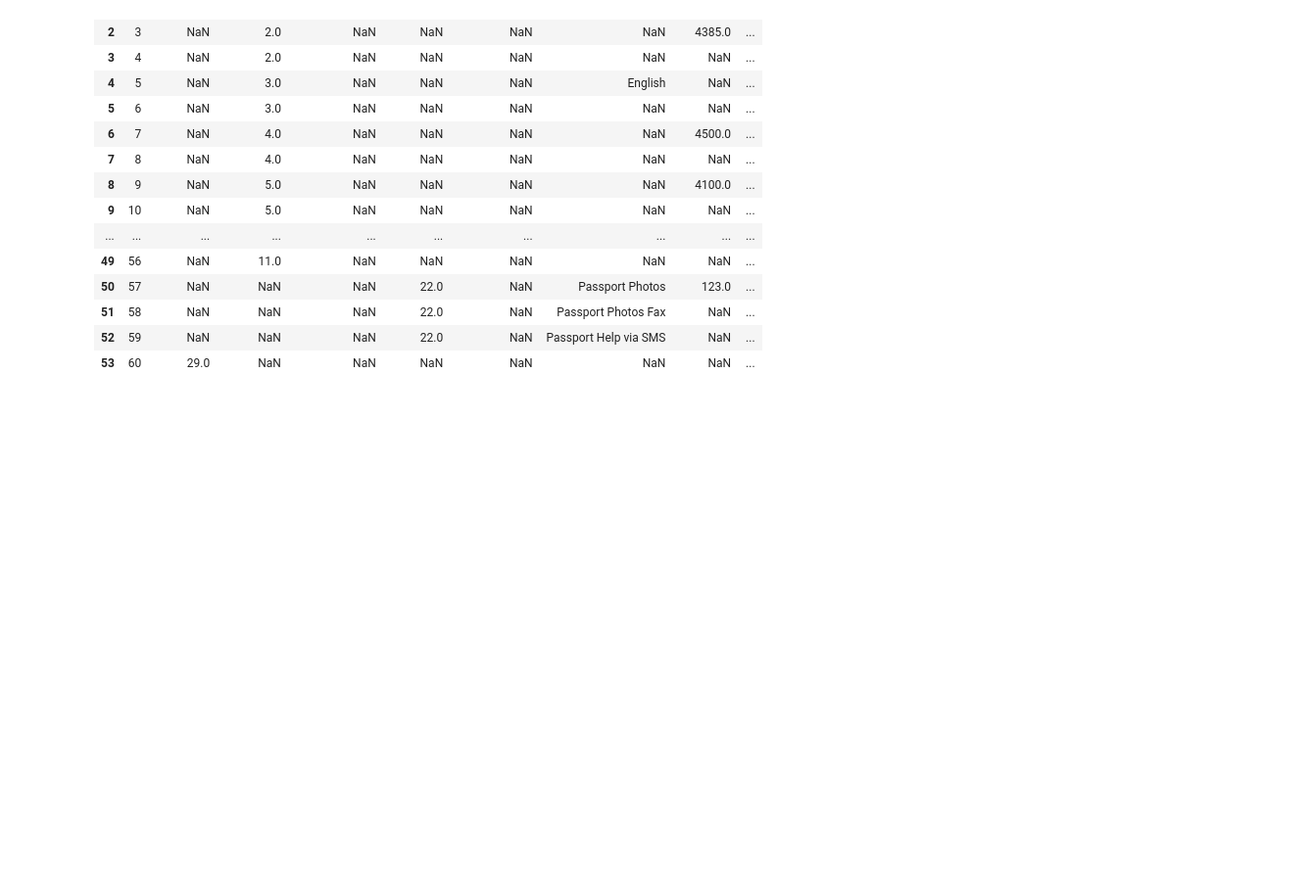
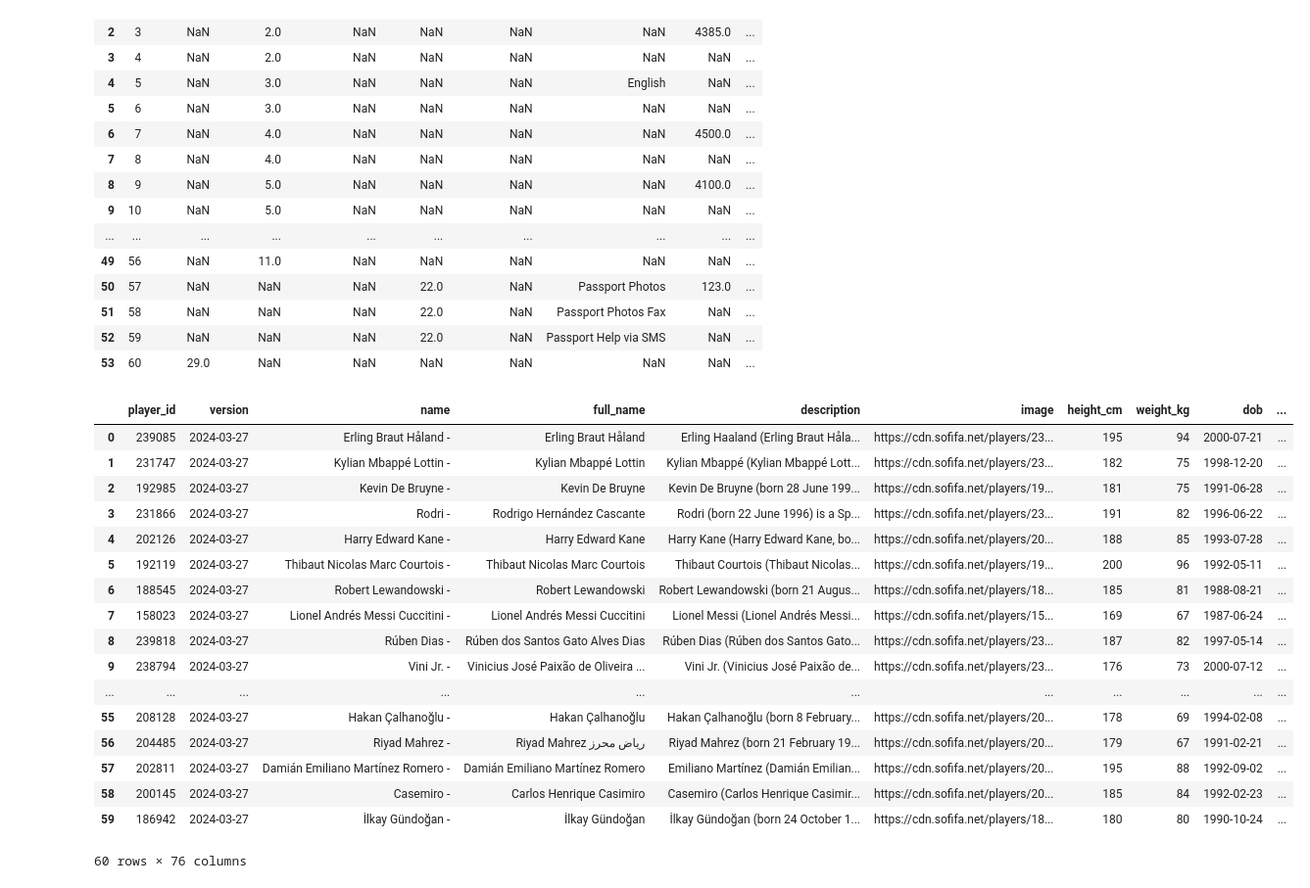
Before and after one commit to anees10z/DS-LE005, a Jupyter notebook: Pandas.ipynb, the cells around one changed output. Shown: that part at 98% size. Drawn from its saved outputs; the diff is of its cells as text; code cells hidden in the pictures; blank space fills up the shorter version.

Commit message:
dataframe added

```diff
--- a/Pandas.ipynb
+++ b/Pandas.ipynb
@@ -416,3 +416,24 @@ pd.read_csv('https://raw.githubusercontent.com/codeforamerica/ohana-api/master/d
 | 51 | 58 | NaN | NaN | NaN | 22.0 | NaN | Passport Photos Fax | NaN | ... |
 | 52 | 59 | NaN | NaN | NaN | 22.0 | NaN | Passport Help via SMS | NaN | ... |
 | 53 | 60 | 29.0 | NaN | NaN | NaN | NaN | NaN | NaN | ... |
+# %%
+pd.read_csv('player-data.csv')
+# %% [output]
+|  | player_id | version | name | full_name | description | image | height_cm | weight_kg | dob | ... |
+| 0 | 239085 | 2024-03-27 | Erling Braut Håland - | Erling Braut Håland | Erling Haaland (Erling Braut Håla... | https://cdn.sofifa.net/players/23... | 195 | 94 | 2000-07-21 | ... |
+| 1 | 231747 | 2024-03-27 | Kylian Mbappé Lottin - | Kylian Mbappé Lottin | Kylian Mbappé (Kylian Mbappé Lott... | https://cdn.sofifa.net/players/23... | 182 | 75 | 1998-12-20 | ... |
+| 2 | 192985 | 2024-03-27 | Kevin De Bruyne - | Kevin De Bruyne | Kevin De Bruyne (born 28 June 199... | https://cdn.sofifa.net/players/19... | 181 | 75 | 1991-06-28 | ... |
+| 3 | 231866 | 2024-03-27 | Rodri - | Rodrigo Hernández Cascante | Rodri (born 22 June 1996) is a Sp... | https://cdn.sofifa.net/players/23... | 191 | 82 | 1996-06-22 | ... |
+| 4 | 202126 | 2024-03-27 | Harry Edward Kane - | Harry Edward Kane | Harry Kane (Harry Edward Kane, bo... | https://cdn.sofifa.net/players/20... | 188 | 85 | 1993-07-28 | ... |
+| 5 | 192119 | 2024-03-27 | Thibaut Nicolas Marc Courtois - | Thibaut Nicolas Marc Courtois | Thibaut Courtois (Thibaut Nicolas... | https://cdn.sofifa.net/players/19... | 200 | 96 | 1992-05-11 | ... |
+| 6 | 188545 | 2024-03-27 | Robert Lewandowski - | Robert Lewandowski | Robert Lewandowski (born 21 Augus... | https://cdn.sofifa.net/players/18... | 185 | 81 | 1988-08-21 | ... |
+| 7 | 158023 | 2024-03-27 | Lionel Andrés Messi Cuccitini - | Lionel Andrés Messi Cuccitini | Lionel Messi (Lionel Andrés Messi... | https://cdn.sofifa.net/players/15... | 169 | 67 | 1987-06-24 | ... |
+| 8 | 239818 | 2024-03-27 | Rúben Dias - | Rúben dos Santos Gato Alves Dias | Rúben Dias (Rúben dos Santos Gato... | https://cdn.sofifa.net/players/23... | 187 | 82 | 1997-05-14 | ... |
+| 9 | 238794 | 2024-03-27 | Vini Jr. - | Vinicius José Paixão de Oliveira ... | Vini Jr. (Vinicius José Paixão de... | https://cdn.sofifa.net/players/23... | 176 | 73 | 2000-07-12 | ... |
+| ... | ... | ... | ... | ... | ... | ... | ... | ... | ... | ... |
+| 55 | 208128 | 2024-03-27 | Hakan Çalhanoğlu - | Hakan Çalhanoğlu | Hakan Çalhanoğlu (born 8 February... | https://cdn.sofifa.net/players/20... | 178 | 69 | 1994-02-08 | ... |
+| 56 | 204485 | 2024-03-27 | Riyad Mahrez - | Riyad Mahrez رياض محرز | Riyad Mahrez (born 21 February 19... | https://cdn.sofifa.net/players/20... | 179 | 67 | 1991-02-21 | ... |
+| 57 | 202811 | 2024-03-27 | Damián Emiliano Martínez Romero - | Damián Emiliano Martínez Romero | Emiliano Martínez (Damián Emilian... | https://cdn.sofifa.net/players/20... | 195 | 88 | 1992-09-02 | ... |
+| 58 | 200145 | 2024-03-27 | Casemiro - | Carlos Henrique Casimiro | Casemiro (Carlos Henrique Casimir... | https://cdn.sofifa.net/players/20... | 185 | 84 | 1992-02-23 | ... |
+| 59 | 186942 | 2024-03-27 | İlkay Gündoğan - | İlkay Gündoğan | İlkay Gündoğan (born 24 October 1... | https://cdn.sofifa.net/players/18... | 180 | 80 | 1990-10-24 | ... |
+60 rows × 76 columns
```
Also changed, not shown: 2 other files.
